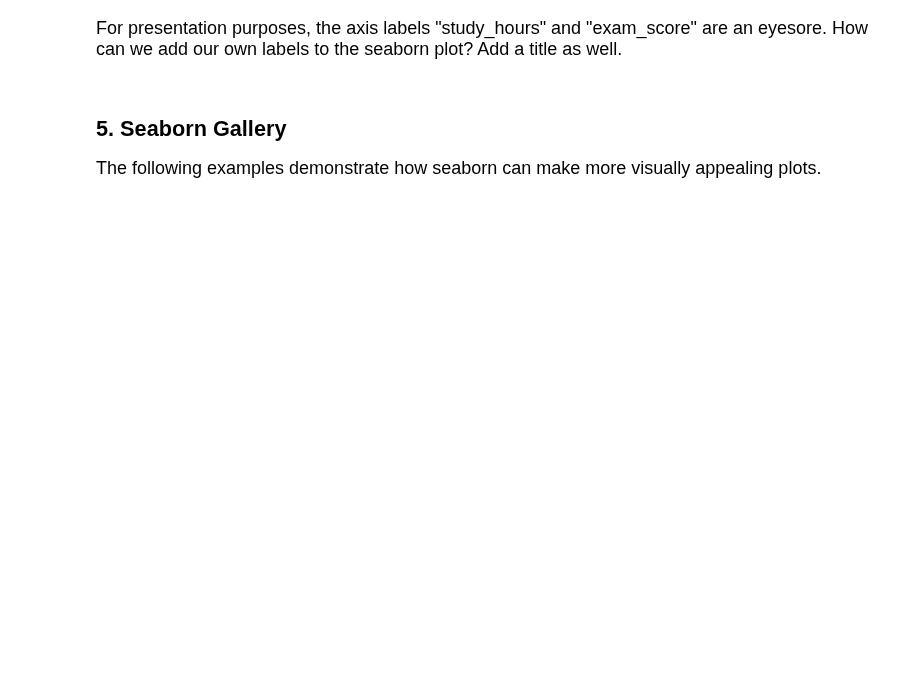
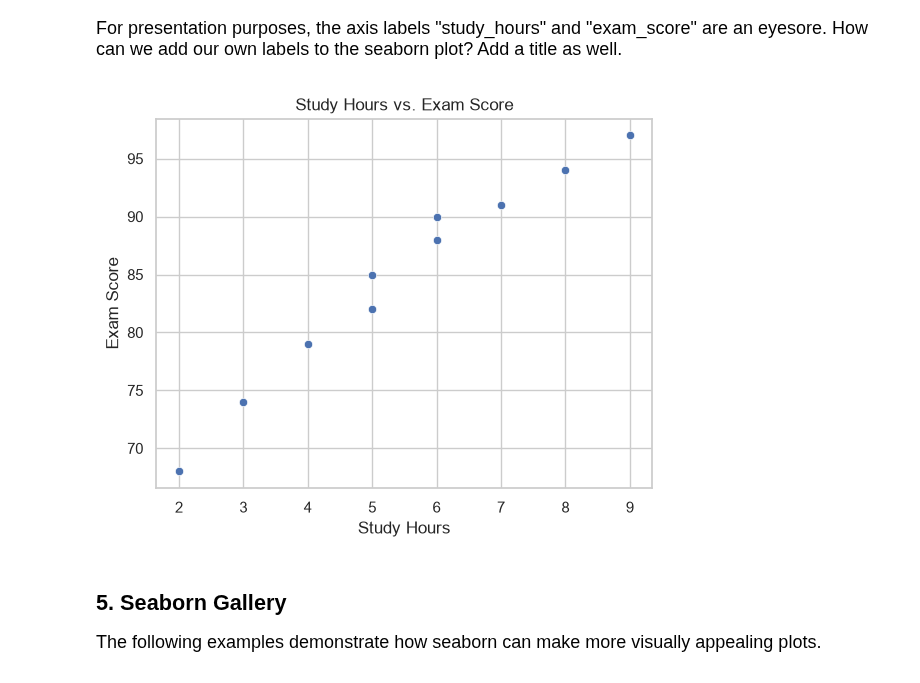
Before and after one commit to William-ts7/datasci185fall2026, a Jupyter notebook: Lab_02/lab02.ipynb, the cells around one changed output. Drawn from its saved outputs; the diff is of its cells as text; code cells hidden in the pictures; blank space fills up the shorter version.

```diff
--- a/Lab_02/lab02.ipynb
+++ b/Lab_02/lab02.ipynb
@@ -182,11 +262,16 @@ plt.show()
 For presentation purposes, the axis labels "study_hours" and "exam_score" are an eyesore. How can we add our own labels to the seaborn plot? Add a title as well.
 # %%
 sns.scatterplot(x = pandas_df["study_hours"], y = pandas_df["exam_score"])
+plt.ylabel("Exam Score")
+plt.xlabel("Study Hours")
+plt.title("Study Hours vs. Exam Score")
 ### Replace the x-axis and y-axis labels so no underscores are present
 ### Add a title
 
 
 plt.show()
+# %% [output]
+[figure, added]
 # %% [markdown]
 ## 5. Seaborn Gallery
 
```
Also changed, not shown: parts of 13 cells of this notebook, 4 other files.
